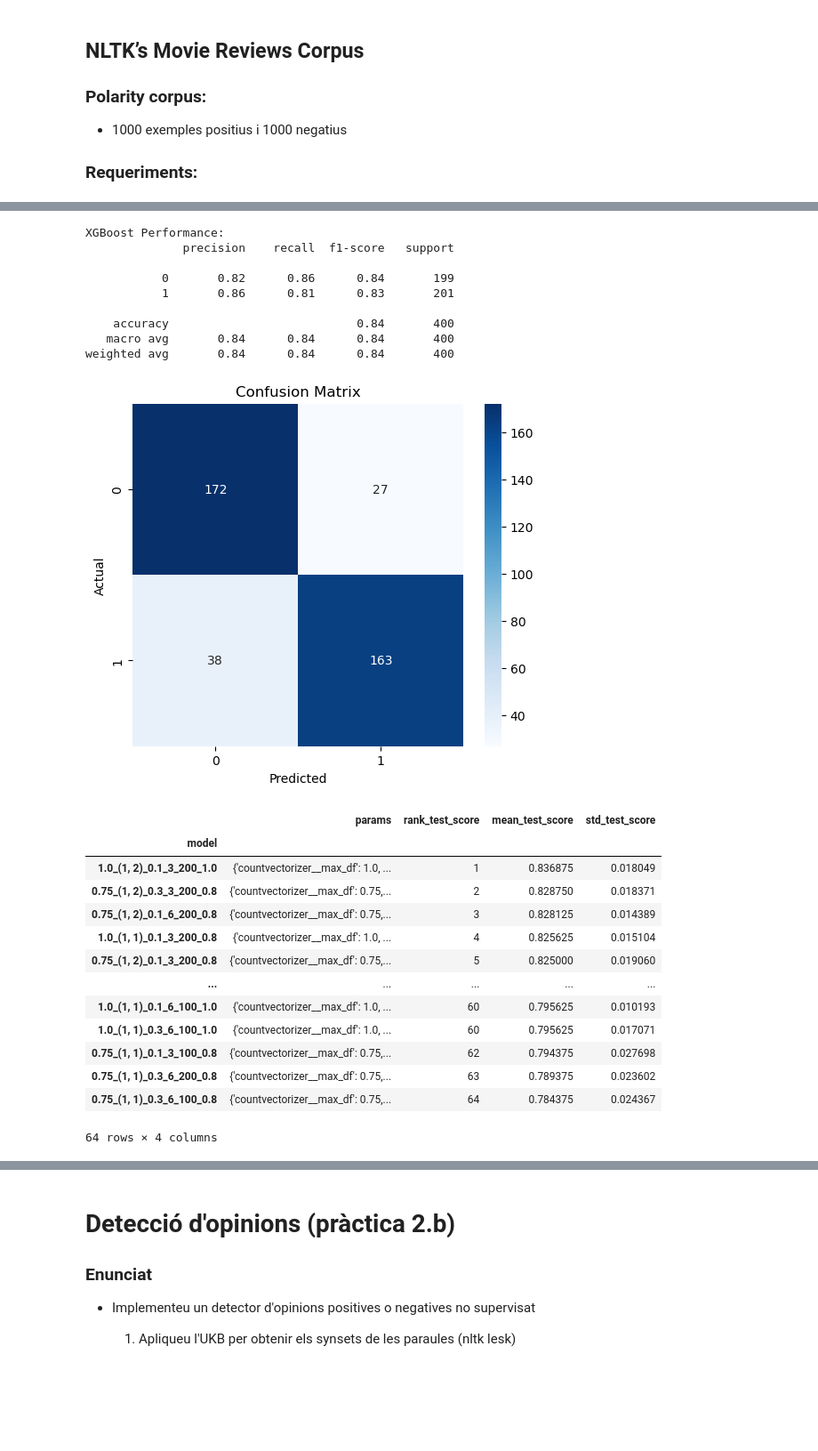
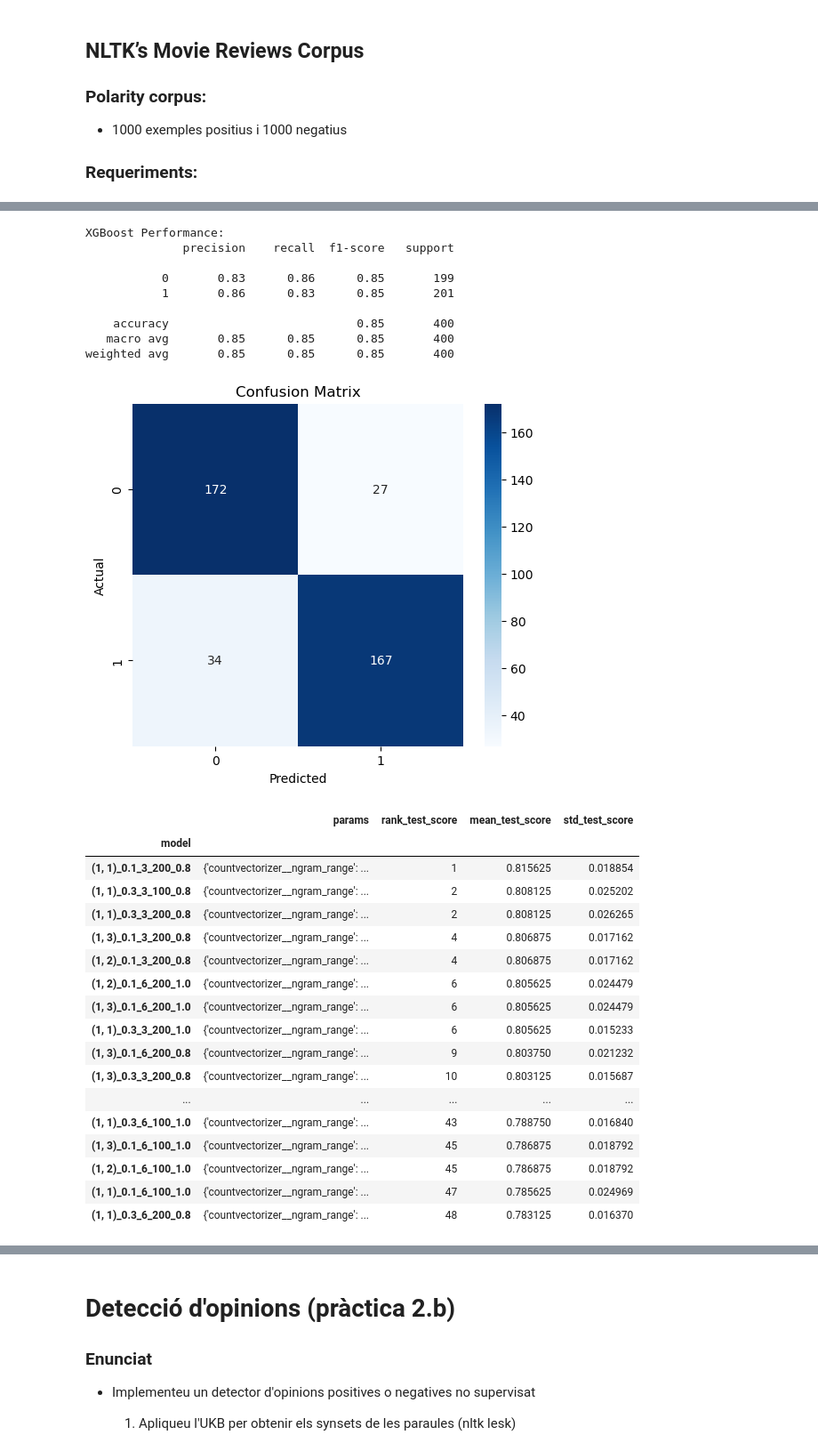
Before and after one commit to dz2pz/PLH-Deteccio-Opinions, a Jupyter notebook: Detecció d'opinions.ipynb, the cells around one changed output, grey strips where cells are left out. Shown at 89% size. Drawn from its saved outputs; the diff is of its cells as text; code cells hidden in the pictures; blank space fills up the shorter version.

```diff
--- a/Detecció d'opinions.ipynb
+++ b/Detecció d'opinions.ipynb
@@ -117,22 +80,23 @@ https://scikit-learn.org/stable/modules/generated/sklearn.feature_extraction.tex
 # %%
-import nltk
-from nltk.corpus import movie_reviews
-
-nltk.download('movie_reviews')
-
 documents = [(movie_reviews.raw(fileid), category)
              for category in movie_reviews.categories()
              for fileid in movie_reviews.fileids(category)]
 X = [doc[0] for doc in documents]
 y = [doc[1] for doc in documents]
 
-for i in range(len(X)):
-    cleaned_text = re.sub(r'\d+', '', X[i])  # Eliminar els números
-    cleaned_text = re.sub(r'_+', '', cleaned_text)  # Eliminar els _
-    cleaned_text = re.sub(r',+', '', cleaned_text)  # Eliminar els ,
-    cleaned_text = cleaned_text.replace('.', '')  # Eliminar els .
-    cleaned_text = re.sub(r'[ \t]+', ' ', cleaned_text) # Canviar (1 o més)espais i tabulacions per 1 espai
-    X[i] = cleaned_text
+def preprocessing(X):
+    for i in range(len(X)):
+        cleaned_text = re.sub(r'\d+', '', X[i])  # Eliminar els números
+        cleaned_text = re.sub(r'_+', '', cleaned_text)  # Eliminar els _
+        cleaned_text = re.sub(r',+', '', cleaned_text)  # Eliminar els ,
+        cleaned_text = cleaned_text.replace('.', '')  # Eliminar els .
+        cleaned_text = re.sub(r'[ \t]+', ' ', cleaned_text) # Canviar (1 o més)espais i tabulacions per 1 espai
+        X[i] = cleaned_text
 
 # Dividir en entrenament i test (80% entrenament, 20% test)
 X_train, X_test, y_train, y_test = train_test_split(X, y, test_size=0.2, random_state=42)
+
+X_train_pp = X_train.copy()
+preprocessing(X_train_pp)
+X_test_pp = X_test.copy()
+preprocessing(X_test_pp)
@@ -143,11 +103,11 @@ X_train, X_test, y_train, y_test = train_test_split(X, y, test_size=0.2, random_
 # %%
 vectorizer = CountVectorizer(stop_words='english', max_features=5000)
-X_train_features = vectorizer.fit_transform(X_train)
+X_train_features = vectorizer.fit_transform(X_train_pp)
 
 svm = SVC(kernel='linear')
 svm.fit(X_train_features, y_train)
 
-X_test_features = vectorizer.transform(X_test)
+X_test_features = vectorizer.transform(X_test_pp)
 y_pred = svm.predict(X_test_features)
 
 accuracy_svm = accuracy_score(y_test, y_pred)
@@ -192,9 +152,9 @@ gs_svm = GridSearchCV(
     n_jobs=-1
 )
 
-gs_svm.fit(X_train, y_train)
+gs_svm.fit(X_train_pp, y_train)
 
-y_pred = gs_svm.predict(X_test)
+y_pred = gs_svm.predict(X_test_pp)
 
 print("SVM Performance:")
 print(classification_report(y_test, y_pred))
@@ -259,9 +219,9 @@ gs_per = GridSearchCV(
     n_jobs=-1
 )
 
-gs_per.fit(X_train, y_train)
+gs_per.fit(X_train_pp, y_train)
 
-y_pred = gs_per.predict(X_test)
+y_pred = gs_per.predict(X_test_pp)
 
 print("Perceptron Performance:")
 print(classification_report(y_test, y_pred))
@@ -325,49 +289,53 @@ gs_xgb = GridSearchCV(
 )
 
 le = LabelEncoder()
 y_train_encoded = le.fit_transform(y_train)
-gs_xgb.fit(X_train, y_train_encoded)
+gs_xgb.fit(X_train_pp, y_train_encoded)
 
 y_test_encoded = le.fit_transform(y_test)
-y_pred = gs_xgb.predict(X_test)
+y_pred = gs_xgb.predict(X_test_pp)
 
 print("XGBoost Performance:")
 print(classification_report(y_test_encoded, y_pred))
 
 cm = confusion_matrix(y_test_encoded, y_pred)
 plt.figure(figsize=(6, 5))
 sns.heatmap(cm, annot=True, fmt="d", cmap="Blues", xticklabels=gs_xgb.classes_, yticklabels=gs_xgb.classes_)
 plt.xlabel('Predicted')
 plt.ylabel('Actual')
 plt.title('Confusion Matrix')
 plt.show()
 
 results_df = pd.DataFrame(gs_xgb.cv_results_)
 results_df = results_df.sort_values(by=["rank_test_score"])
 results_df = results_df.set_index(results_df["params"].apply(lambda x: "_".join(str(val) for val in x.values()))).rename_axis("model")
 results_df[["params", "rank_test_score", "mean_test_score", "std_test_score"]]
 # %% [output]
 XGBoost Performance:
               precision    recall  f1-score   support
 
-           0       0.82      0.86      0.84       199
-           1       0.86      0.81      0.83       201
+           0       0.83      0.86      0.85       199
+           1       0.86      0.83      0.85       201
 
-    accuracy                           0.84       400
-   macro avg       0.84      0.84      0.84       400
-weighted avg       0.84      0.84      0.84       400
+    accuracy                           0.85       400
+   macro avg       0.85      0.85      0.85       400
+weighted avg       0.85      0.85      0.85       400
 [figure]
 |  | params | rank_test_score | mean_test_score | std_test_score |
 | model |  |  |  |  |
-| 1.0_(1, 2)_0.1_3_200_1.0 | {'countvectorizer__max_df': 1.0, ... | 1 | 0.836875 | 0.018049 |
-| 0.75_(1, 2)_0.3_3_200_0.8 | {'countvectorizer__max_df': 0.75,... | 2 | 0.828750 | 0.018371 |
-| 0.75_(1, 2)_0.1_6_200_0.8 | {'countvectorizer__max_df': 0.75,... | 3 | 0.828125 | 0.014389 |
-| 1.0_(1, 1)_0.1_3_200_0.8 | {'countvectorizer__max_df': 1.0, ... | 4 | 0.825625 | 0.015104 |
-| 0.75_(1, 2)_0.1_3_200_0.8 | {'countvectorizer__max_df': 0.75,... | 5 | 0.825000 | 0.019060 |
+| (1, 1)_0.1_3_200_0.8 | {'countvectorizer__ngram_range': ... | 1 | 0.815625 | 0.018854 |
+| (1, 1)_0.3_3_100_0.8 | {'countvectorizer__ngram_range': ... | 2 | 0.808125 | 0.025202 |
+| (1, 1)_0.3_3_200_0.8 | {'countvectorizer__ngram_range': ... | 2 | 0.808125 | 0.026265 |
+| (1, 3)_0.1_3_200_0.8 | {'countvectorizer__ngram_range': ... | 4 | 0.806875 | 0.017162 |
+| (1, 2)_0.1_3_200_0.8 | {'countvectorizer__ngram_range': ... | 4 | 0.806875 | 0.017162 |
+| (1, 2)_0.1_6_200_1.0 | {'countvectorizer__ngram_range': ... | 6 | 0.805625 | 0.024479 |
+| (1, 3)_0.1_6_200_1.0 | {'countvectorizer__ngram_range': ... | 6 | 0.805625 | 0.024479 |
+| (1, 1)_0.3_3_200_1.0 | {'countvectorizer__ngram_range': ... | 6 | 0.805625 | 0.015233 |
+| (1, 3)_0.1_6_200_0.8 | {'countvectorizer__ngram_range': ... | 9 | 0.803750 | 0.021232 |
+| (1, 3)_0.3_3_200_0.8 | {'countvectorizer__ngram_range': ... | 10 | 0.803125 | 0.015687 |
 | ... | ... | ... | ... | ... |
-| 1.0_(1, 1)_0.1_6_100_1.0 | {'countvectorizer__max_df': 1.0, ... | 60 | 0.795625 | 0.010193 |
-| 1.0_(1, 1)_0.3_6_100_1.0 | {'countvectorizer__max_df': 1.0, ... | 60 | 0.795625 | 0.017071 |
-| 0.75_(1, 1)_0.1_3_100_0.8 | {'countvectorizer__max_df': 0.75,... | 62 | 0.794375 | 0.027698 |
-| 0.75_(1, 1)_0.3_6_200_0.8 | {'countvectorizer__max_df': 0.75,... | 63 | 0.789375 | 0.023602 |
-| 0.75_(1, 1)_0.3_6_100_0.8 | {'countvectorizer__max_df': 0.75,... | 64 | 0.784375 | 0.024367 |
+| (1, 1)_0.3_6_100_1.0 | {'countvectorizer__ngram_range': ... | 43 | 0.788750 | 0.016840 |
+| (1, 3)_0.1_6_100_1.0 | {'countvectorizer__ngram_range': ... | 45 | 0.786875 | 0.018792 |
+| (1, 2)_0.1_6_100_1.0 | {'countvectorizer__ngram_range': ... | 45 | 0.786875 | 0.018792 |
+| (1, 1)_0.1_6_100_1.0 | {'countvectorizer__ngram_range': ... | 47 | 0.785625 | 0.024969 |
+| (1, 1)_0.3_6_200_0.8 | {'countvectorizer__ngram_range': ... | 48 | 0.783125 | 0.016370 |
-64 rows × 4 columns
```
Also changed, not shown: parts of 23 cells of this notebook.
